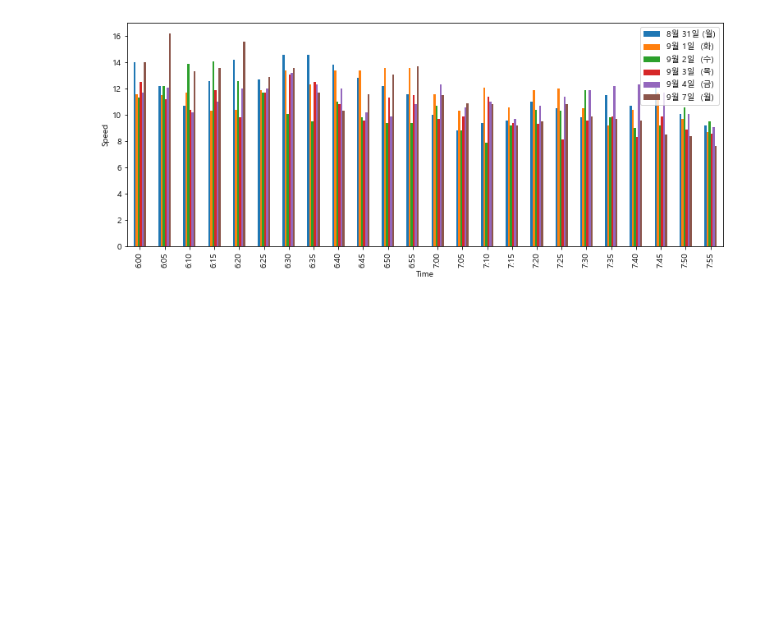
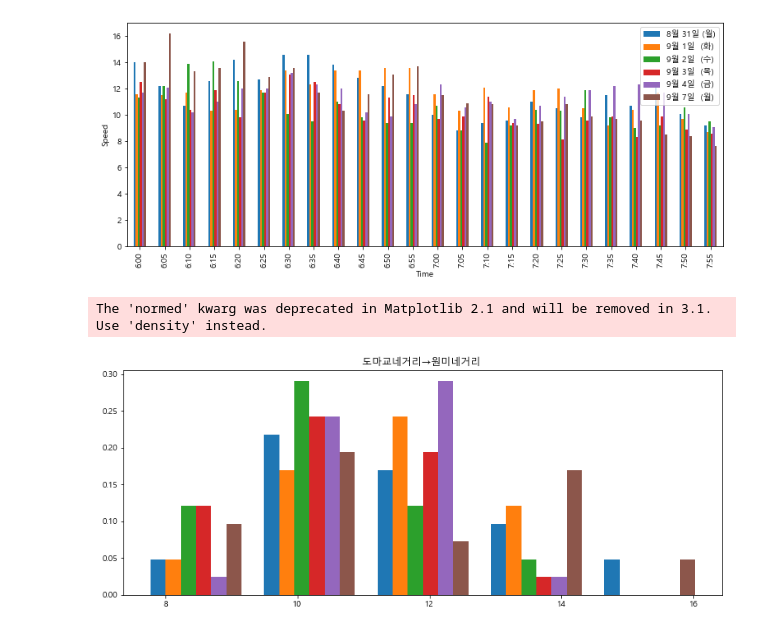
Before and after one commit to dain1403/map-navi-project, a Jupyter notebook: 도마교네거리→원미네거리 도로소통 정보 데이터 예시.ipynb, the cells around one changed output. Cells and saved outputs as stored; diff of their text form; code cells hidden in the pictures; blank space fills up the shorter version.

```diff
--- a/도마교네거리→원미네거리 도로소통 정보 데이터 예시.ipynb
+++ b/도마교네거리→원미네거리 도로소통 정보 데이터 예시.ipynb
@@ -168,3 +163,11 @@ plt.legend(labels = label)
 plt.show()
 # %% [output]
 [figure]
+# %%
+bins = 5
+plt.hist(df, bins, normed=1, histtype='bar',stacked=False)
+plt.title('도마교네거리→원미네거리 ')
+plt.show()
+# %% [output]
+The 'normed' kwarg was deprecated in Matplotlib 2.1 and will be removed in 3.1. Use 'density' instead.
+[figure, added]
```
Also changed, not shown: parts of 3 cells of this notebook.
